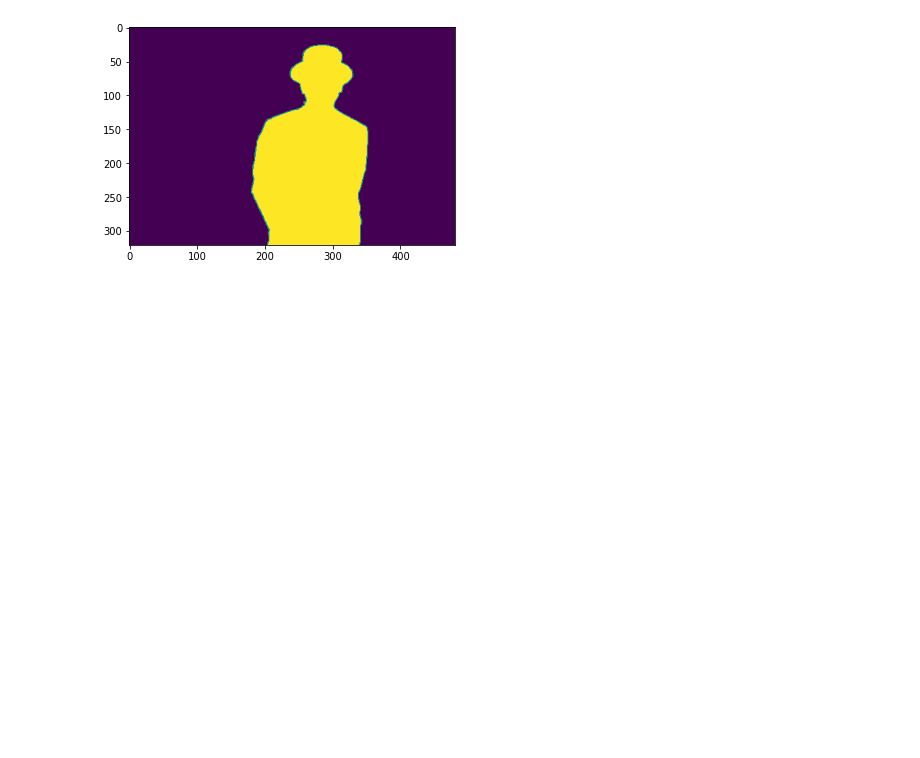
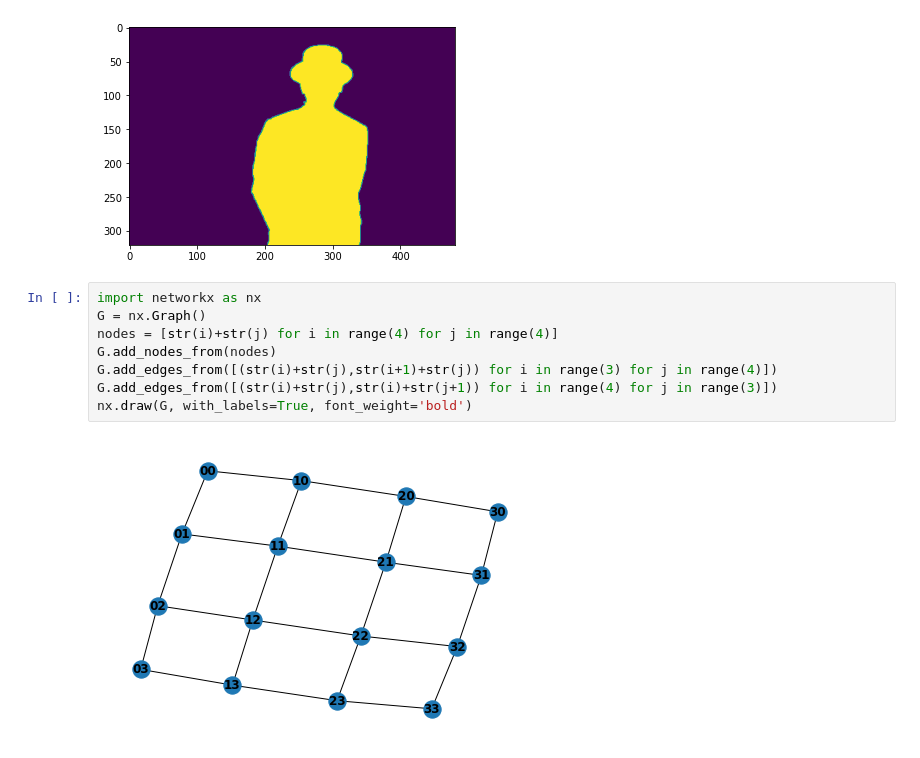
Before and after one commit to stan317/MinCut-MaxFlow, a Jupyter notebook: algo_test.ipynb, the cells around one changed output. Drawn from its saved outputs; the diff is of its cells as text; blank space fills up the shorter version.

Commit message:
added networkx test

```diff
--- a/algo_test.ipynb
+++ b/algo_test.ipynb
@@ -22,3 +22,13 @@ plt.imshow(img_gt)
 # %% [output]
 <matplotlib.image.AxesImage at 0x...>
 [figure]
+# %%
+import networkx as nx
+G = nx.Graph()
+nodes = [str(i)+str(j) for i in range(4) for j in range(4)]
+G.add_nodes_from(nodes)
+G.add_edges_from([(str(i)+str(j),str(i+1)+str(j)) for i in range(3) for j in range(4)])
+G.add_edges_from([(str(i)+str(j),str(i)+str(j+1)) for i in range(4) for j in range(3)])
+nx.draw(G, with_labels=True, font_weight='bold')
+# %% [output]
+[figure, added]
```
